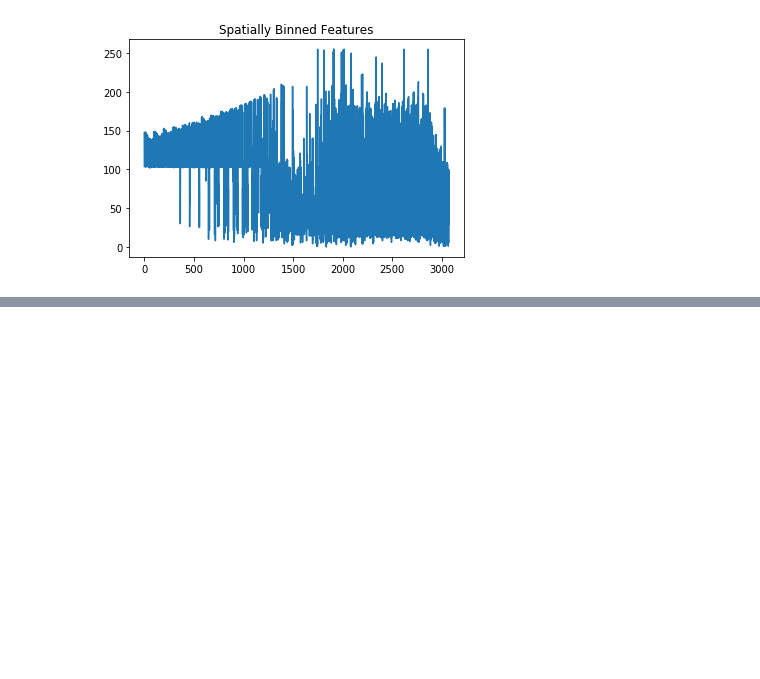
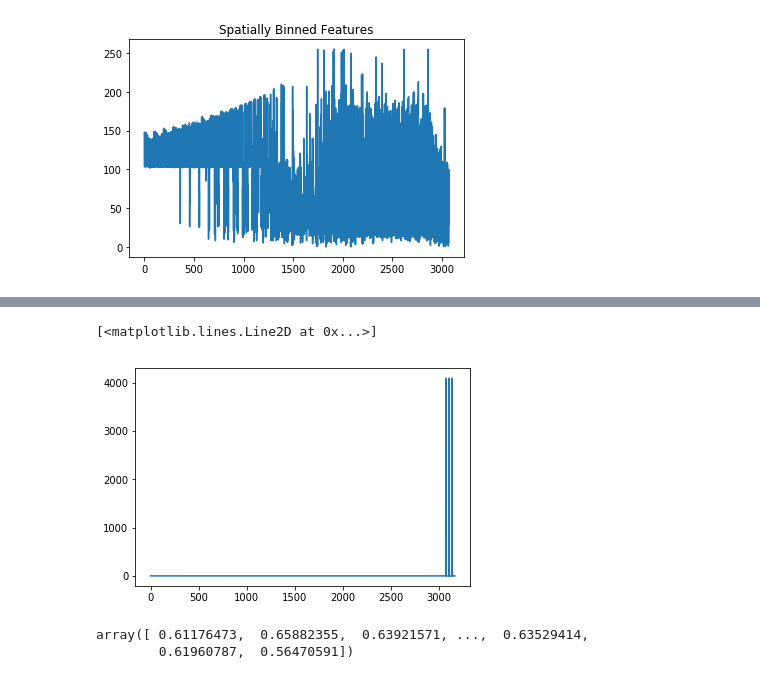
Before and after one commit to kdsian/CarND-P5-Vehicle-Detection, a Jupyter notebook: P5-Vehicle-Detection.ipynb, the cells around one changed output, grey strips where cells are left out. Drawn from its saved outputs; the diff is of its cells as text; code cells hidden in the pictures; blank space fills up the shorter version.

```diff
--- a/P5-Vehicle-Detection.ipynb
+++ b/P5-Vehicle-Detection.ipynb
@@ -323,0 +467,10 @@ plt.title('Spatially Binned Features')
+# %%
+plt.plot(car_features[1])
+# %% [output]
+[<matplotlib.lines.Line2D at 0x...>]
+[figure, added]
+# %%
+X[1,:3072]
+# %% [output]
+array([ 0.61176473,  0.65882355,  0.63921571, ...,  0.63529414,
+        0.61960787,  0.56470591])
```
Also changed, not shown: parts of 49 cells of this notebook, 2 other files.
